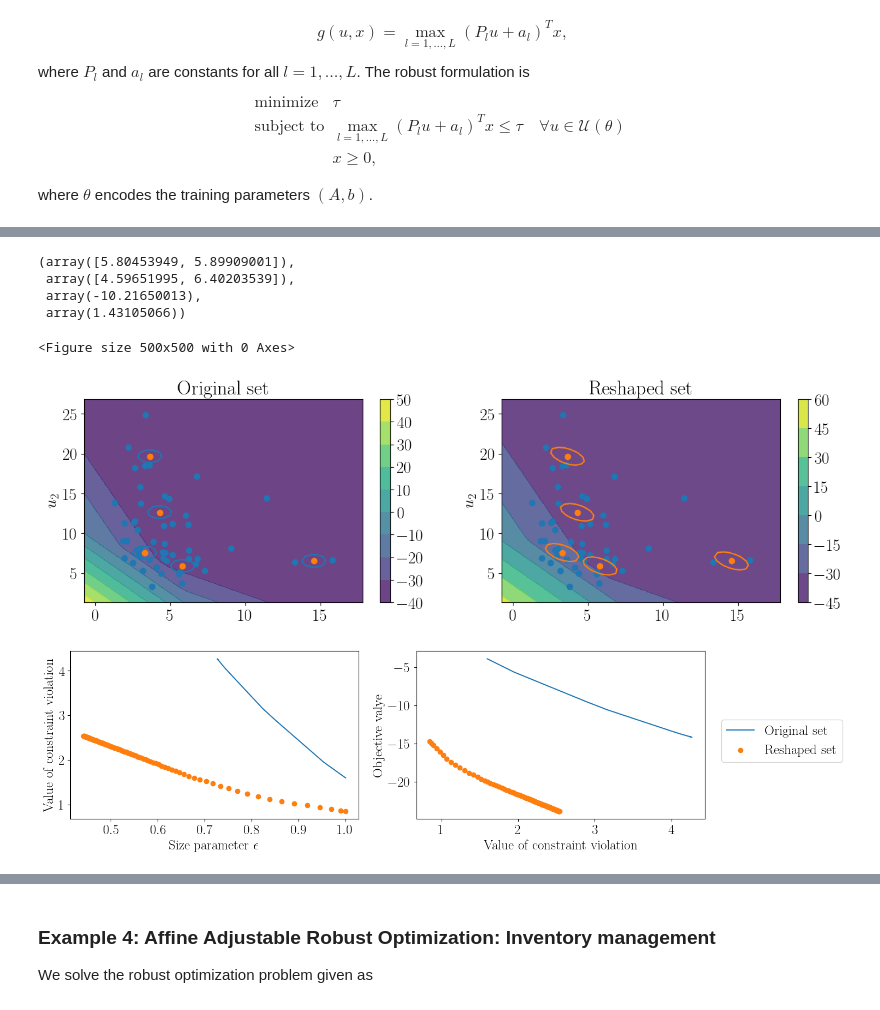
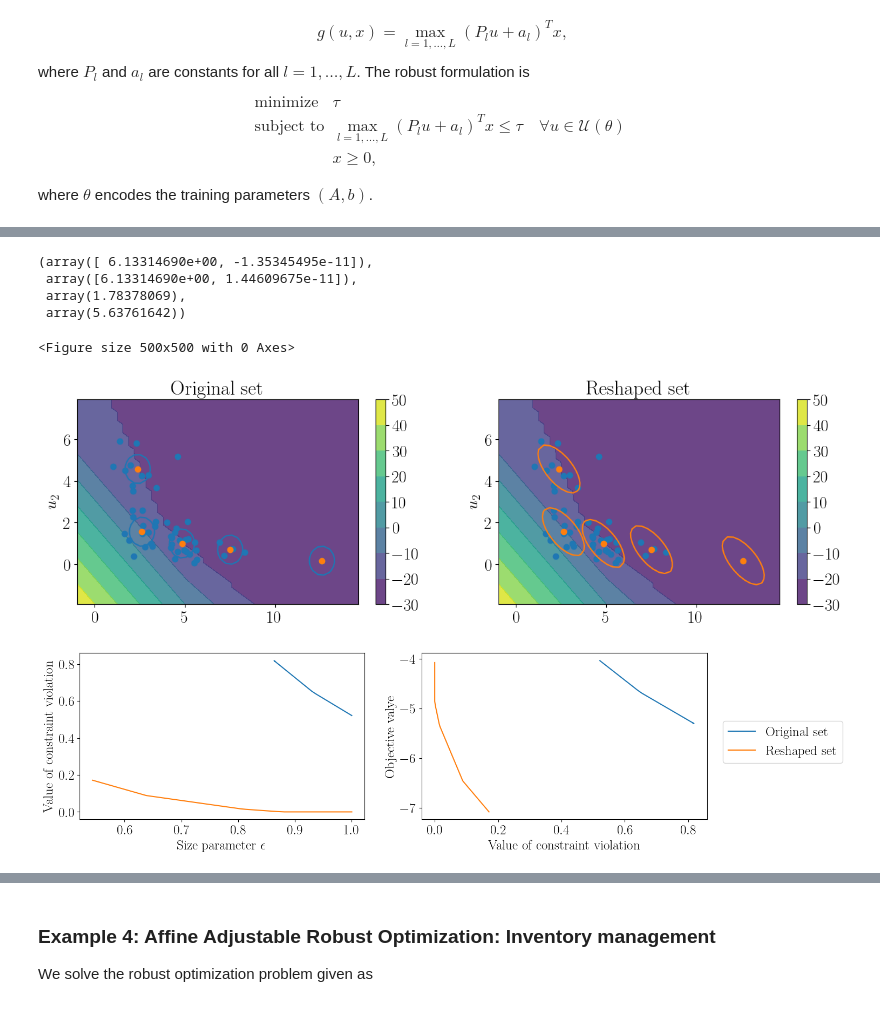
Before and after one commit to stellatogrp/lropt, a Jupyter notebook: examples/experiments/tutorial_learning.ipynb, the cells around one changed output, grey strips where cells are left out. Drawn from its saved outputs; the diff is of its cells as text; code cells hidden in the pictures.

```diff
--- a/examples/experiments/tutorial_learning.ipynb
+++ b/examples/experiments/tutorial_learning.ipynb
@@ -451,19 +452,23 @@ u = lro.UncertainParameter(n,
                                                     A = result3.A,data = data, train = False, uniqueA = True))
 # Formulate the Robust Problem
 x_r = cp.Variable(n)
+x_1 = cp.Variable(n)
 t = cp.Variable()
 y = cp.Variable()
 
 objective = cp.Minimize(t+y)
 
 constraints = [cp.maximum(k@x_r - p@x_r, k@x_r - p@u) <= t]
-constraints += [cp.maximum(k1@x_r - p1@x_r, k1@x_r - p1@u) <= y]
-constraints += [x_r >= 0]
+constraints += [cp.maximum(k1@x_1 - p1@x_1, k1@x_1 - p1@u) <= y]
+
+constraints += [x_r >= 0, x_r >= x_1]
 
 prob = lro.RobustProblem(objective, constraints)
 prob.solve()
 # result3.reform_problem.solve()
 x_opt_base = x_r.value
+x_opt_base1 = x_1.value
+
 t_base = t.value
 
 n = 2
@@ -472,19 +477,22 @@ u = lro.UncertainParameter(n,
                                                     A = result2.A, data = data, train = False, uniqueA = True))
 # Formulate the Robust Problem
 x_r = cp.Variable(n)
+x_1 = cp.Variable(n)
 t = cp.Variable()
 y = cp.Variable()
 
 objective = cp.Minimize(t+y)
 
 constraints = [cp.maximum(k@x_r - p@x_r, k@x_r - p@u) <= t]
-constraints += [cp.maximum(k1@x_r - p1@x_r, k1@x_r - p1@u) <= y]
-constraints += [x_r >= 0]
+constraints += [cp.maximum(k1@x_1 - p1@x_1, k1@x_1 - p1@u) <= y]
 
+constraints += [x_r >= 0, x_r >= x_1]
 prob = lro.RobustProblem(objective, constraints)
 prob.solve()
 # result3.reform_problem.solve()
 x_opt_learned = x_r.value
+x_opt_learned1 = x_1.value
+
 t_learned = t.value
 x_opt_learned,x_opt_base,t_learned, t_base
 # A_fin, init, b_fin, init_b
@@ -543,8 +551,8 @@ for i in range(num_p):
         # init_set[i,j] = np.linalg.norm(init@ u_vec - init@np.mean(data, axis = 0))
         g_level_learned[i,j] = np.maximum(k @ x_opt_learned - p @ x_opt_learned, k @ x_opt_learned - p @ u_vec)
         g_level_base[i,j] = np.maximum(k @ x_opt_base - p @ x_opt_base, k @ x_opt_base - p @ u_vec)
-        g_level_learned1[i,j] = np.maximum(k1 @ x_opt_learned - p1 @ x_opt_learned, k1 @ x_opt_learned - p1 @ u_vec)
-        g_level_base1[i,j] = np.maximum(k1 @ x_opt_base - p1 @ x_opt_base, k1 @ x_opt_base - p1 @ u_vec)
+        g_level_learned1[i,j] = np.maximum(k1 @ x_opt_learned1 - p1 @ x_opt_learned1, k1 @ x_opt_learned1 - p1 @ u_vec)
+        g_level_base1[i,j] = np.maximum(k1 @ x_opt_base1 - p1 @ x_opt_base1, k1 @ x_opt_base1 - p1 @ u_vec)
 
 
 fig, (ax1, ax2) = plt.subplots(1, 2, figsize=(15, 4))
@@ -622,14 +630,16 @@ Astart = u.uncertainty_set._initA
 
 # Formulate the Robust Problem
 x_r = cp.Variable(n)
+x_1 = cp.Variable(n)
 t = cp.Variable()
 y = cp.Variable()
 
 objective = cp.Minimize(t+y)
 
 constraints = [cp.maximum(k@x_r - p@x_r, k@x_r - p@u) <= t]
-constraints += [cp.maximum(k1@x_r - p1@x_r, k1@x_r - p1@u) <= y]
-constraints += [x_r >= 0]
+constraints += [cp.maximum(k1@x_1 - p1@x_1, k1@x_1 - p1@u) <= y]
+
+constraints += [x_r >= 0, x_r >= x_1]
 
 prob = lro.RobustProblem(objective, constraints)
 
@@ -712,20 +722,24 @@ u = lro.UncertainParameter(n,
                                                     A = Astart,data = data, train = False, uniqueA = True))
 # Formulate the Robust Problem
 x_r = cp.Variable(n)
+x_1 = cp.Variable(n)
 t = cp.Variable()
 y = cp.Variable()
 
 objective = cp.Minimize(t+y)
 
 constraints = [cp.maximum(k@x_r - p@x_r, k@x_r - p@u) <= t]
-constraints += [cp.maximum(k1@x_r - p1@x_r, k1@x_r - p1@u) <= y]
-constraints += [x_r >= 0]
+constraints += [cp.maximum(k1@x_1 - p1@x_1, k1@x_1 - p1@u) <= y]
+
+constraints += [x_r >= 0, x_r >= x_1, x_1 >= 0]
 
 
 prob = lro.RobustProblem(objective, constraints)
 prob.solve()
 # result3.reform_problem.solve()
 x_opt_base = x_r.value
+x_opt_base1 = x_1.value
+
 t_base = t.value
 
 n = 2
@@ -734,28 +748,31 @@ u = lro.UncertainParameter(n,
                                                     A = A_fin, data = data, train = False, uniqueA = True))
 # Formulate the Robust Problem
 x_r = cp.Variable(n)
+x_1 = cp.Variable(n)
 t = cp.Variable()
 y = cp.Variable()
 
 objective = cp.Minimize(t+y)
 
 constraints = [cp.maximum(k@x_r - p@x_r, k@x_r - p@u) <= t]
-constraints += [cp.maximum(k1@x_r - p1@x_r, k1@x_r - p1@u) <= y]
-constraints += [x_r >= 0]
+constraints += [cp.maximum(k1@x_1 - p1@x_1, k1@x_1 - p1@u) <= y]
+
+constraints += [x_r >= 0, x_r >= x_1, x_1 >= 0]
 
 
 prob = lro.RobustProblem(objective, constraints)
 prob.solve()
 # result3.reform_problem.solve()
 x_opt_learned = x_r.value
+x_opt_learned1 = x_1.value
 t_learned = t.value
 x_opt_learned,x_opt_base,t_learned, t_base
 # A_fin, init, b_fin, init_b
 # %% [output]
-(array([5.80453949, 5.89909001]),
- array([4.59651995, 6.40203539]),
- array(-10.21650013),
- array(1.43105066))
+(array([ 6.13314690e+00, -1.35345495e-11]),
+ array([6.13314690e+00, 1.44609675e-11]),
+ array(1.78378069),
+ array(5.63761642))
 # %%
 def fmt(x):
     s = f"{x:.1f}"
@@ -806,8 +823,8 @@ for i in range(num_p):
         # init_set[i,j] = np.linalg.norm(init@ u_vec - init@np.mean(data, axis = 0))
         g_level_learned[i,j] = np.maximum(k @ x_opt_learned - p @ x_opt_learned, k @ x_opt_learned - p @ u_vec)
         g_level_base[i,j] = np.maximum(k @ x_opt_base - p @ x_opt_base, k @ x_opt_base - p @ u_vec)
-        g_level_learned1[i,j] = np.maximum(k1 @ x_opt_learned - p1 @ x_opt_learned, k1 @ x_opt_learned - p1 @ u_vec)
-        g_level_base1[i,j] = np.maximum(k1 @ x_opt_base - p1 @ x_opt_base, k1 @ x_opt_base - p1 @ u_vec)
+        g_level_learned1[i,j] = np.maximum(k1 @ x_opt_learned1 - p1 @ x_opt_learned1, k1 @ x_opt_learned1 - p1 @ u_vec)
+        g_level_base1[i,j] = np.maximum(k1 @ x_opt_base1 - p1 @ x_opt_base1, k1 @ x_opt_base1 - p1 @ u_vec)
 
 
 fig, (ax1, ax2) = plt.subplots(1, 2, figsize=(15, 4))
@@ -844,31 +861,31 @@ for k_ind in range(K):
 a1 = ax1.contourf(x,y,g_level_base+g_level_base1,alpha = 0.8)
 # ax1.contourf(x,y,g_level_base1,alpha = 0.5)
 
 ax1.scatter(data[:,0],data[:,1])
 ax1.scatter(u.uncertainty_set.Dbar[:,0], u.uncertainty_set.Dbar[:,1])
 fig.colorbar(a1, ax = ax1)
 
 
 ax2.set_title("Reshaped set")
 # Set x axis label for the contour plot
 ax2.set_label(r"$u_1$")
 # Set y axis label for the contour plot
 import seaborn as sns
 ax2.set_ylabel(r"$u_2$")
 # plt.ylim(-20,40)
 # plt.xlim(-20,40)
 for k_ind in range(K):
     ax2.contour(x,y,fin_set[k_ind], [1], colors = ["tab:orange"])
 # for k_ind in range(K):
 #     ax1.contour(x,y,init_set[k_ind], [1], colors = ["tab:blue"])
 a2 = ax2.contourf(x,y,g_level_learned + g_level_learned1 ,alpha = 0.8)
 # ax2.contourf(x,y,g_level_learned1,alpha = 0.5)
 
 ax2.scatter(data[:,0],data[:,1])
 ax2.scatter(u.uncertainty_set.Dbar[:,0], u.uncertainty_set.Dbar[:,1])
 fig.colorbar(a2,ax = ax2)
 
 plt.savefig("Reshaped1.pdf", bbox_inches='tight')
 # %% [output]
 <Figure size 500x500 with 0 Axes>
-[figure, old version]
+[figure, new version]
@@ -920,20 +980,20 @@ dfgrid = result4.df
 
 fig, (ax1, ax2) = plt.subplots(1, 2, figsize=(15, 4))
 ax1.plot((df_r2['A_norm']), df_r2['Violations'], color="tab:blue", label=r"Original set")
-ax1.scatter((df_r1['A_norm']), df_r1['Violations'], color="tab:orange", label="Reshaped set")
+ax1.plot((df_r1['A_norm']), df_r1['Violations'], color="tab:orange", label="Reshaped set")
 # ax1.set_yscale("log")
 ax1.set_xlabel("Size parameter $\epsilon$")
 ax1.set_ylabel("Value of constraint violation")
 
 ax2.plot(df_r2['Violations'][:], df_r2['Test_val'][:], color="tab:blue", label=r"Original set")
-ax2.scatter(df_r1['Violations'],df_r1['Test_val'], color="tab:orange", label="Reshaped set")
+ax2.plot(df_r1['Violations'],df_r1['Test_val'], color="tab:orange", label="Reshaped set")
 ax2.set_ylabel("Objective valye")
 # ax2.set_xlim([-1,20])
 ax2.set_xlabel("Value of constraint violation")
 lgd = ax2.legend(loc = "lower right", bbox_to_anchor=(1.5, 0.3))
 plt.savefig("ex1_curves.pdf", bbox_extra_artists=(lgd,), bbox_inches='tight')
 # %% [output]
-[figure, old version]
+[figure, new version]
 # %%
 
 # Plot results
```
Also changed, not shown: parts of 18 cells of this notebook, 52 other files.
